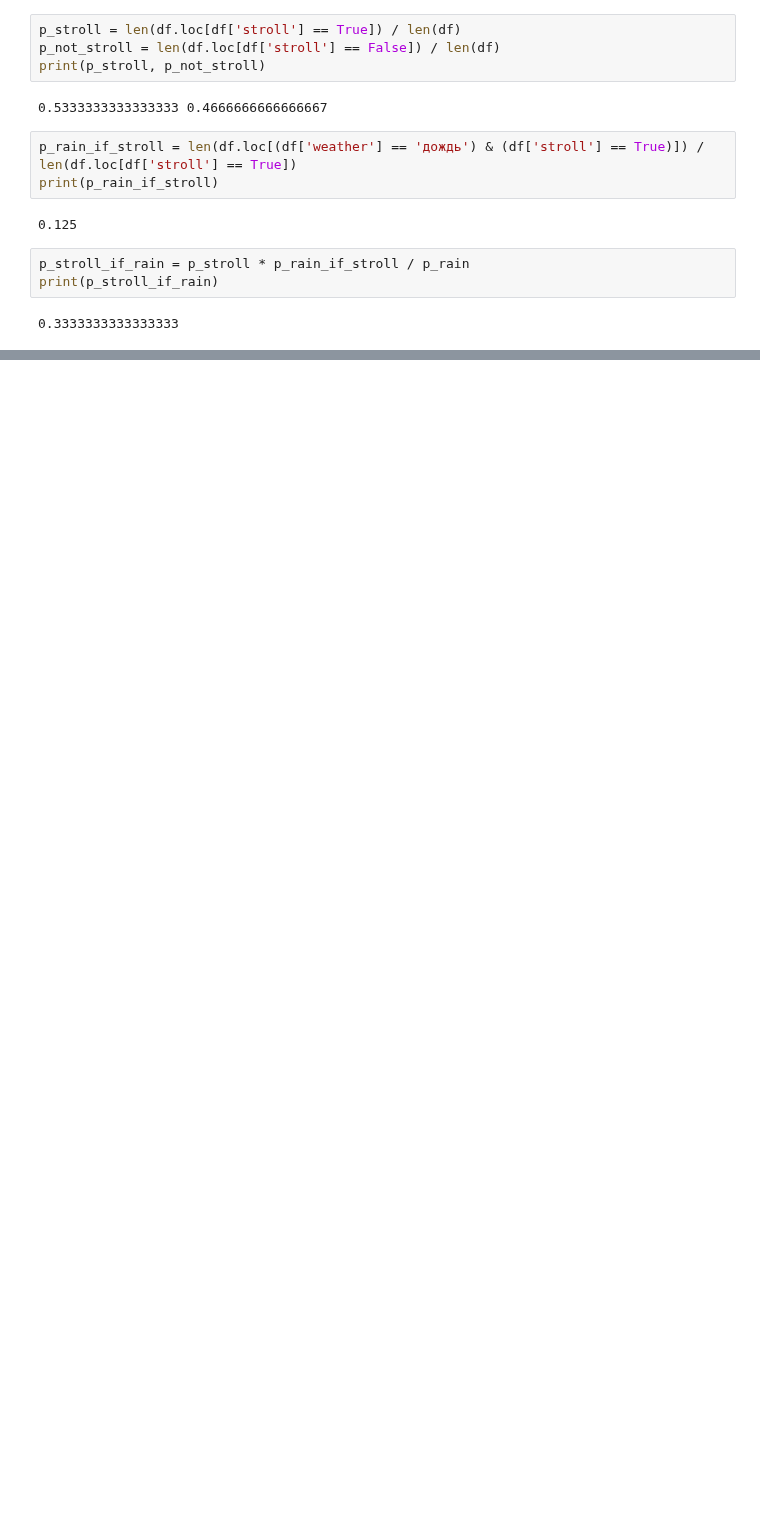
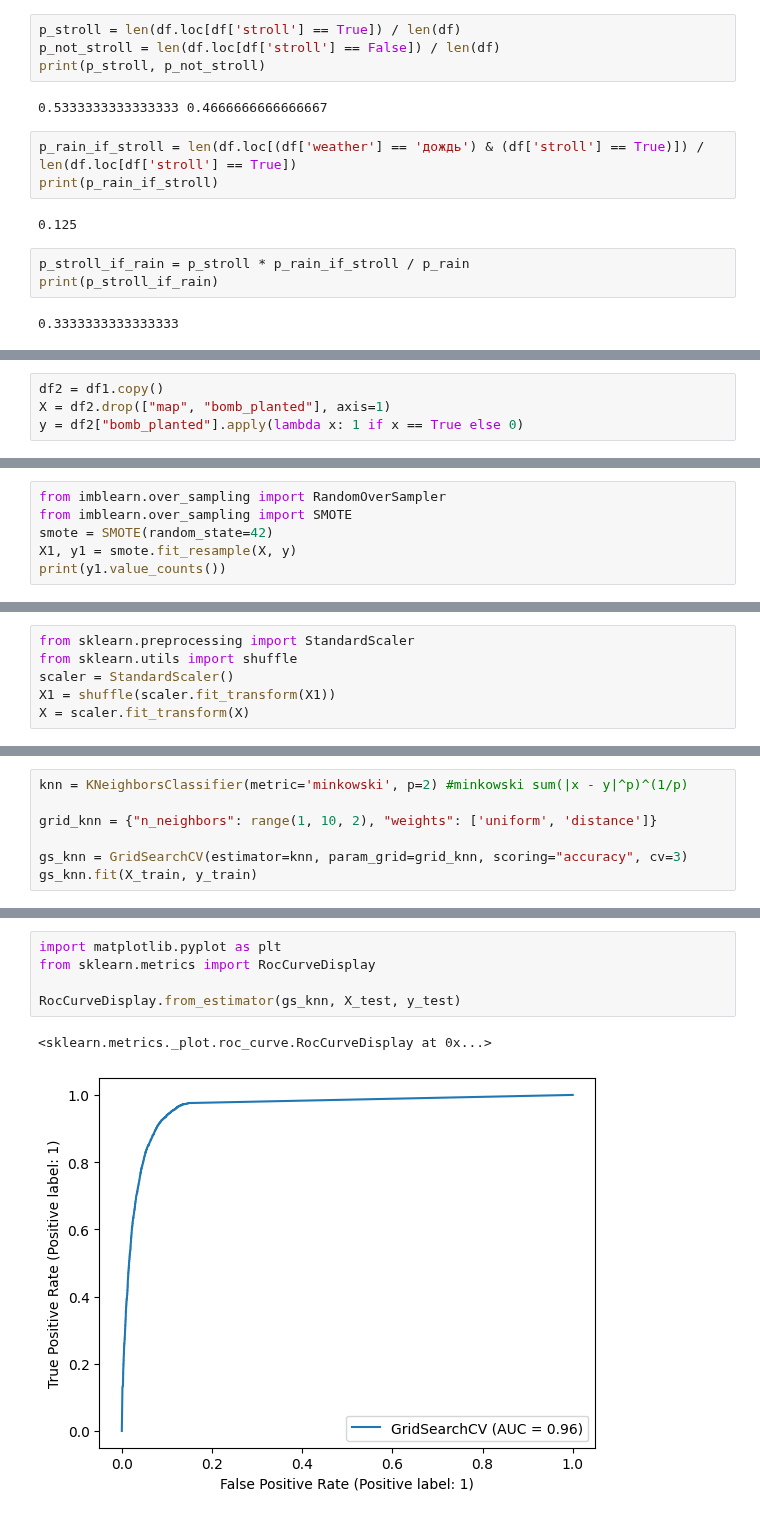
Before and after one commit to miz14/mll, a Jupyter notebook: notebooks/Untitled.ipynb, the cells around one changed output, grey strips where cells are left out. Cells and saved outputs as stored; diff of their text form; blank space fills up the shorter version.

```diff
--- a/notebooks/Untitled.ipynb
+++ b/notebooks/Untitled.ipynb
@@ -91,0 +126,4 @@ KNeighborsClassifier(n_neighbors=3)
+# %%
+df2 = df1.copy()
+X = df2.drop(["map", "bomb_planted"], axis=1)
+y = df2["bomb_planted"].apply(lambda x: 1 if x == True else 0)
@@ -91,0 +136,6 @@ KNeighborsClassifier(n_neighbors=3)
+# %%
+from imblearn.over_sampling import RandomOverSampler
+from imblearn.over_sampling import SMOTE
+smote = SMOTE(random_state=42)
+X1, y1 = smote.fit_resample(X, y)
+print(y1.value_counts())
@@ -91,0 +146,6 @@ KNeighborsClassifier(n_neighbors=3)
+# %%
+from sklearn.preprocessing import StandardScaler
+from sklearn.utils import shuffle
+scaler = StandardScaler()
+X1 = shuffle(scaler.fit_transform(X1))
+X = scaler.fit_transform(X)
@@ -91,0 +163,7 @@ KNeighborsClassifier(n_neighbors=3)
+# %%
+knn = KNeighborsClassifier(metric='minkowski', p=2) #minkowski sum(|x - y|^p)^(1/p)
+
+grid_knn = {"n_neighbors": range(1, 10, 2), "weights": ['uniform', 'distance']}
+
+gs_knn = GridSearchCV(estimator=knn, param_grid=grid_knn, scoring="accuracy", cv=3)
+gs_knn.fit(X_train, y_train)
@@ -91,0 +189,8 @@ KNeighborsClassifier(n_neighbors=3)
+# %%
+import matplotlib.pyplot as plt
+from sklearn.metrics import RocCurveDisplay
+
+RocCurveDisplay.from_estimator(gs_knn, X_test, y_test)
+# %% [output]
+<sklearn.metrics._plot.roc_curve.RocCurveDisplay at 0x...>
+[figure, added]
```
Also changed, not shown: parts of 36 cells of this notebook, 2 other files.
